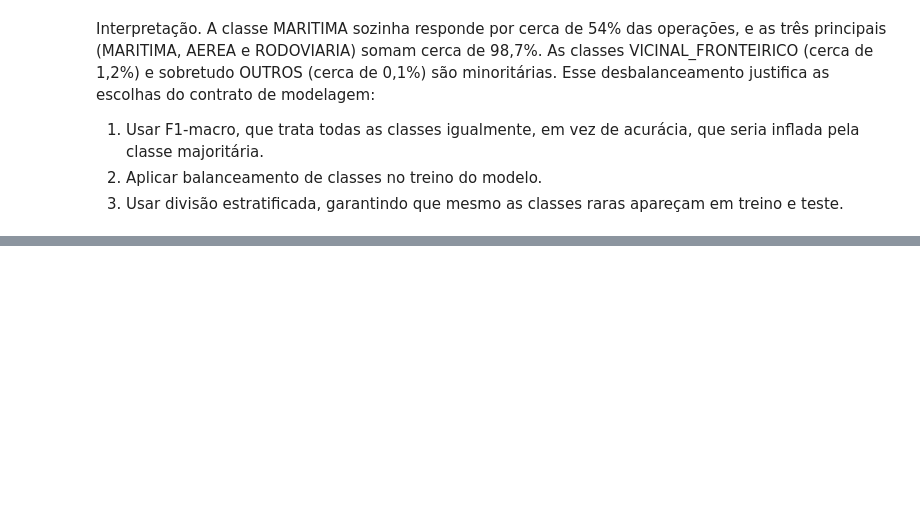
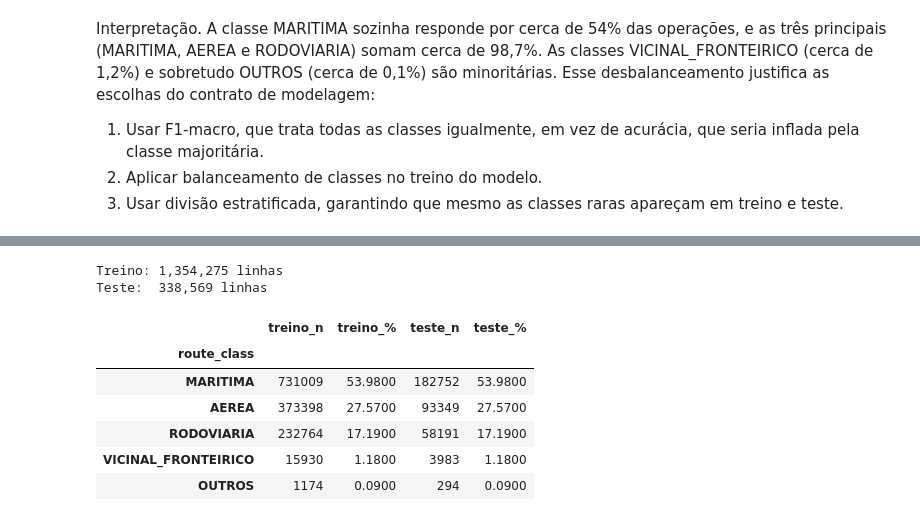
Before and after one commit to PamLissa/br-foreign-trade-analysis, a Jupyter notebook: milestone-4/notebooks/lightgbm_modeling.ipynb, the cells around one changed output, grey strips where cells are left out. Drawn from its saved outputs; the diff is of its cells as text; code cells hidden in the pictures; blank space fills up the shorter version.

Commit message:
feat: (section-4) add feature engineering and stratified train/test split

```diff
--- a/milestone-4/notebooks/lightgbm_modeling.ipynb
+++ b/milestone-4/notebooks/lightgbm_modeling.ipynb
@@ -199,0 +230,12 @@ justifica as escolhas do contrato de modelagem:
+# %%
+# Monta X e y. Converte categoricas para o tipo 'category' (LightGBM usa particionamento nativo).
+X = df[FEATURES].copy()
+for col in CATEGORICAL_FEATURES:
+    X[col] = X[col].astype('category')
+y = df[TARGET].astype('category')
+
+# Ordem fixa das classes, da majoritaria para a minoritaria, usada em relatorios e matrizes de confusao
+CLASS_ORDER = ['MARITIMA', 'AEREA', 'RODOVIARIA', 'VICINAL_FRONTEIRICO', 'OUTROS']
+
+print('Tipos das features:')
+print(X.dtypes)
@@ -199,0 +253,28 @@ justifica as escolhas do contrato de modelagem:
+# %%
+from sklearn.model_selection import train_test_split
+
+X_train, X_test, y_train, y_test = train_test_split(
+    X, y, test_size=0.20, random_state=RANDOM_STATE, stratify=y)
+
+print(f'Treino: {X_train.shape[0]:,} linhas')
+print(f'Teste:  {X_test.shape[0]:,} linhas')
+# %% [output]
+Treino: 1,354,275 linhas
+Teste:  338,569 linhas
+# %%
+# Confirma que a estratificacao preservou as proporcoes das classes entre treino e teste
+check = pd.DataFrame({
+    'treino_n': y_train.value_counts().reindex(CLASS_ORDER),
+    'treino_%': (y_train.value_counts(normalize=True) * 100).round(2).reindex(CLASS_ORDER),
+    'teste_n': y_test.value_counts().reindex(CLASS_ORDER),
+    'teste_%': (y_test.value_counts(normalize=True) * 100).round(2).reindex(CLASS_ORDER),
+})
+check
+# %% [output]
+|  | treino_n | treino_% | teste_n | teste_% |
+| route_class |  |  |  |  |
+| MARITIMA | 731009 | 53.9800 | 182752 | 53.9800 |
+| AEREA | 373398 | 27.5700 | 93349 | 27.5700 |
+| RODOVIARIA | 232764 | 17.1900 | 58191 | 17.1900 |
+| VICINAL_FRONTEIRICO | 15930 | 1.1800 | 3983 | 1.1800 |
+| OUTROS | 1174 | 0.0900 | 294 | 0.0900 |
```
Also changed, not shown: parts of 6 cells of this notebook.
